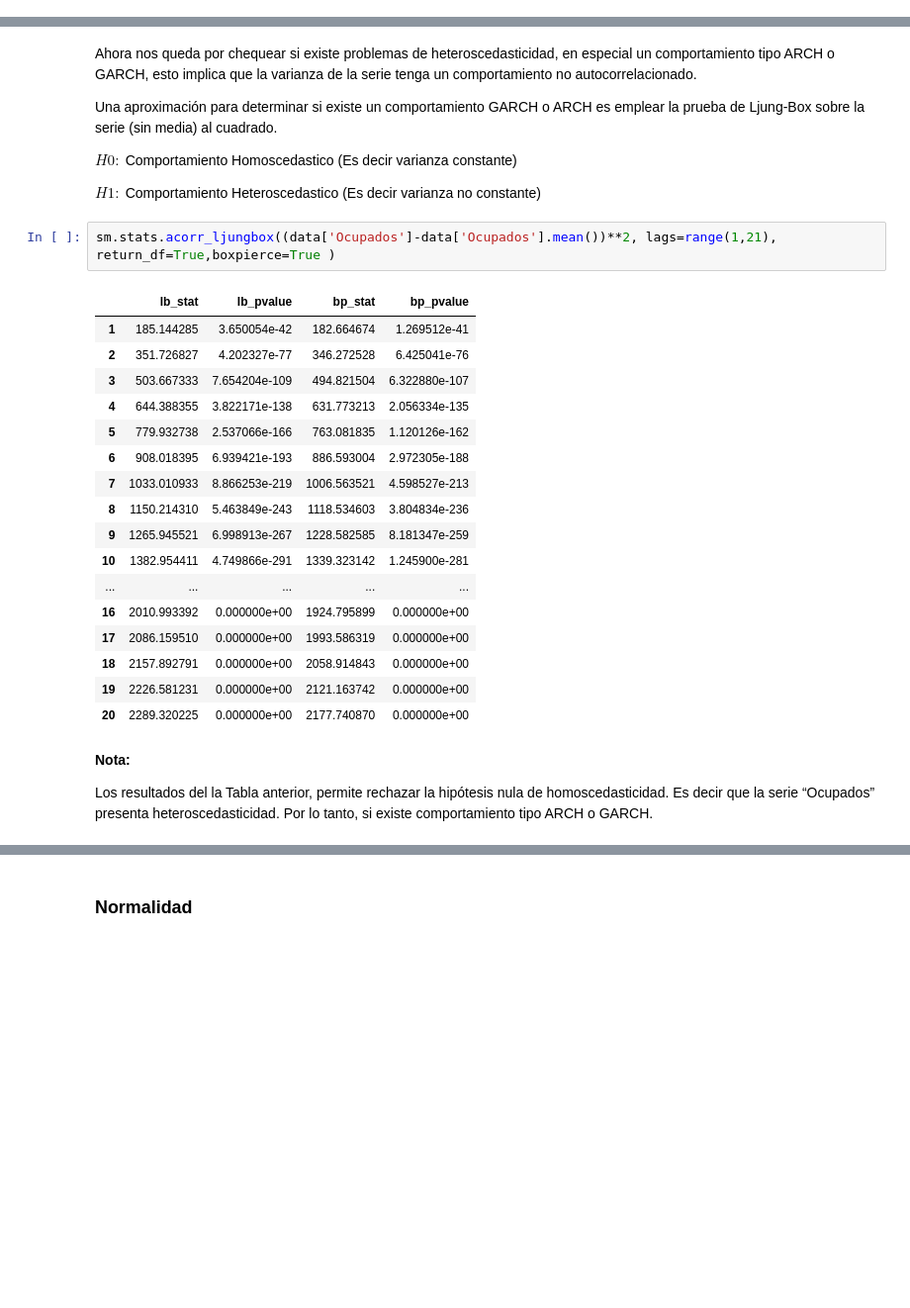
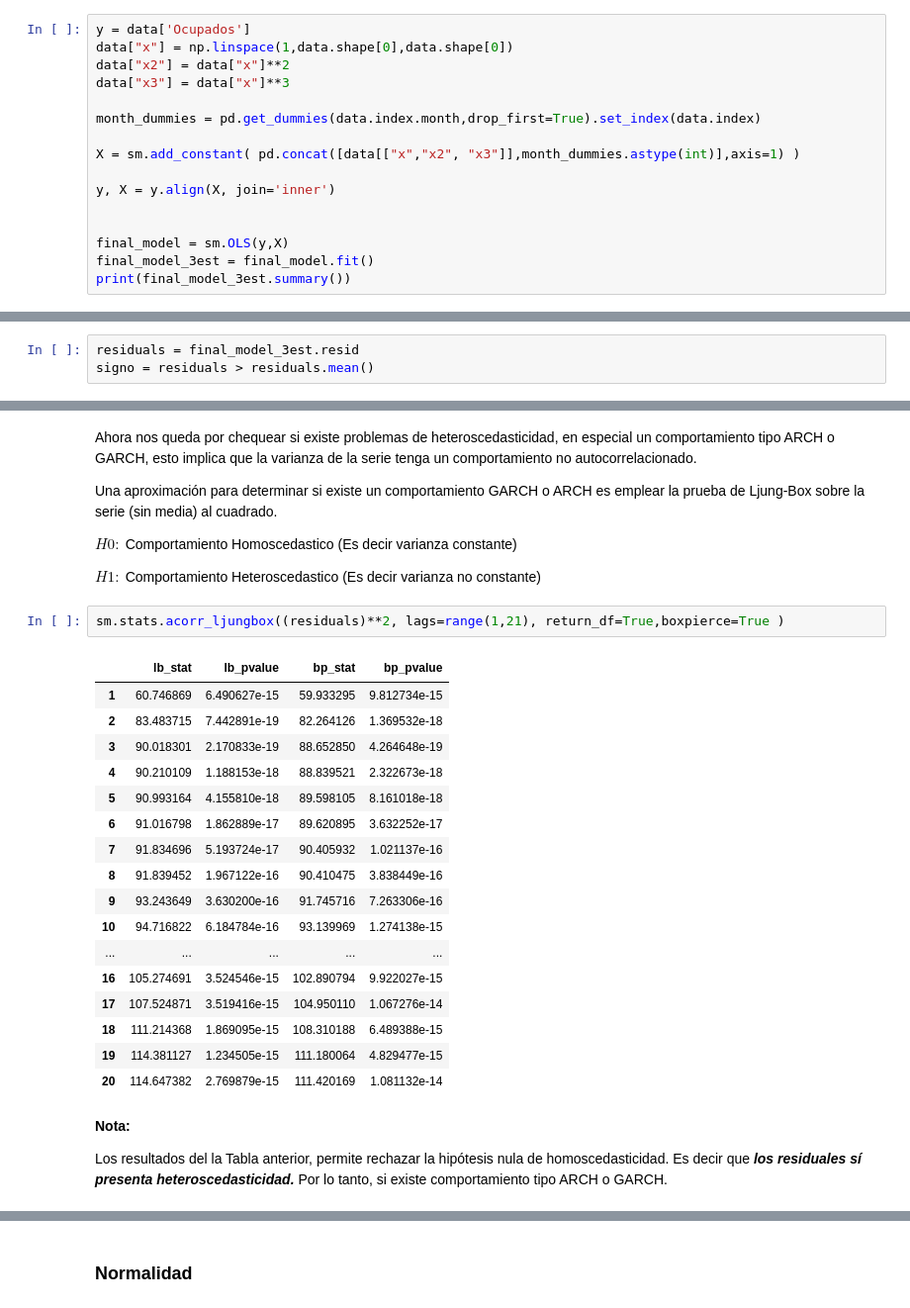
Before and after one commit to mafab9125/Fundamentos_Analitica, a Jupyter notebook: Series_de_tiempo/Taller_series_tiempo_2.ipynb, the cells around one changed output, grey strips where cells are left out. Shown at 99% size. Drawn from its saved outputs; the diff is of its cells as text; blank space fills up the shorter version.

```diff
--- a/Series_de_tiempo/Taller_series_tiempo_2.ipynb
+++ b/Series_de_tiempo/Taller_series_tiempo_2.ipynb
@@ -1052,0 +1057,16 @@ Por otra parte, uno de los modelos más complejos y el segundo mejor en RMSE es
+# %%
+y = data['Ocupados']
+data["x"] = np.linspace(1,data.shape[0],data.shape[0])
+data["x2"] = data["x"]**2
+data["x3"] = data["x"]**3
+
+month_dummies = pd.get_dummies(data.index.month,drop_first=True).set_index(data.index)
+
+X = sm.add_constant( pd.concat([data[["x","x2", "x3"]],month_dummies.astype(int)],axis=1) )
+
+y, X = y.align(X, join='inner')
+
+
+final_model = sm.OLS(y,X)
+final_model_3est = final_model.fit()
+print(final_model_3est.summary())
@@ -1067,3 +1103,6 @@ signo = data["Ocupados"] > data["Ocupados"].mean()
+# %%
+residuals = final_model_3est.resid
+signo = residuals > residuals.mean()
 # %%
 runstest_1samp(signo, correction=False)
 # %% [output]
@@ -1122,26 +1161,26 @@ $H{0}:$ Comportamiento Homoscedastico (Es decir varianza constante)
 
 $H{1}:$ Comportamiento Heteroscedastico (Es decir varianza no constante)
 # %%
-sm.stats.acorr_ljungbox((data['Ocupados']-data['Ocupados'].mean())**2, lags=range(1,21), return_df=True,boxpierce=True )
+sm.stats.acorr_ljungbox((residuals)**2, lags=range(1,21), return_df=True,boxpierce=True )
 # %% [output]
 |  | lb_stat | lb_pvalue | bp_stat | bp_pvalue |
-| 1 | 185.144285 | 3.650054e-42 | 182.664674 | 1.269512e-41 |
-| 2 | 351.726827 | 4.202327e-77 | 346.272528 | 6.425041e-76 |
-| 3 | 503.667333 | 7.654204e-109 | 494.821504 | 6.322880e-107 |
-| 4 | 644.388355 | 3.822171e-138 | 631.773213 | 2.056334e-135 |
-| 5 | 779.932738 | 2.537066e-166 | 763.081835 | 1.120126e-162 |
-| 6 | 908.018395 | 6.939421e-193 | 886.593004 | 2.972305e-188 |
-| 7 | 1033.010933 | 8.866253e-219 | 1006.563521 | 4.598527e-213 |
-| 8 | 1150.214310 | 5.463849e-243 | 1118.534603 | 3.804834e-236 |
-| 9 | 1265.945521 | 6.998913e-267 | 1228.582585 | 8.181347e-259 |
-| 10 | 1382.954411 | 4.749866e-291 | 1339.323142 | 1.245900e-281 |
+| 1 | 60.746869 | 6.490627e-15 | 59.933295 | 9.812734e-15 |
+| 2 | 83.483715 | 7.442891e-19 | 82.264126 | 1.369532e-18 |
+| 3 | 90.018301 | 2.170833e-19 | 88.652850 | 4.264648e-19 |
+| 4 | 90.210109 | 1.188153e-18 | 88.839521 | 2.322673e-18 |
+| 5 | 90.993164 | 4.155810e-18 | 89.598105 | 8.161018e-18 |
+| 6 | 91.016798 | 1.862889e-17 | 89.620895 | 3.632252e-17 |
+| 7 | 91.834696 | 5.193724e-17 | 90.405932 | 1.021137e-16 |
+| 8 | 91.839452 | 1.967122e-16 | 90.410475 | 3.838449e-16 |
+| 9 | 93.243649 | 3.630200e-16 | 91.745716 | 7.263306e-16 |
+| 10 | 94.716822 | 6.184784e-16 | 93.139969 | 1.274138e-15 |
 | ... | ... | ... | ... | ... |
-| 16 | 2010.993392 | 0.000000e+00 | 1924.795899 | 0.000000e+00 |
-| 17 | 2086.159510 | 0.000000e+00 | 1993.586319 | 0.000000e+00 |
-| 18 | 2157.892791 | 0.000000e+00 | 2058.914843 | 0.000000e+00 |
-| 19 | 2226.581231 | 0.000000e+00 | 2121.163742 | 0.000000e+00 |
-| 20 | 2289.320225 | 0.000000e+00 | 2177.740870 | 0.000000e+00 |
+| 16 | 105.274691 | 3.524546e-15 | 102.890794 | 9.922027e-15 |
+| 17 | 107.524871 | 3.519416e-15 | 104.950110 | 1.067276e-14 |
+| 18 | 111.214368 | 1.869095e-15 | 108.310188 | 6.489388e-15 |
+| 19 | 114.381127 | 1.234505e-15 | 111.180064 | 4.829477e-15 |
+| 20 | 114.647382 | 2.769879e-15 | 111.420169 | 1.081132e-14 |
 # %% [markdown]
 **Nota:**
 
-Los resultados del la Tabla anterior, permite rechazar la hipótesis nula de homoscedasticidad. Es decir que la serie “Ocupados” presenta heteroscedasticidad. Por lo tanto, si existe comportamiento tipo ARCH o GARCH.
+Los resultados del la Tabla anterior, permite rechazar la hipótesis nula de homoscedasticidad. Es decir que ***los residuales sí presenta heteroscedasticidad.*** Por lo tanto, si existe comportamiento tipo ARCH o GARCH.
```
Also changed, not shown: parts of 51 cells of this notebook.
